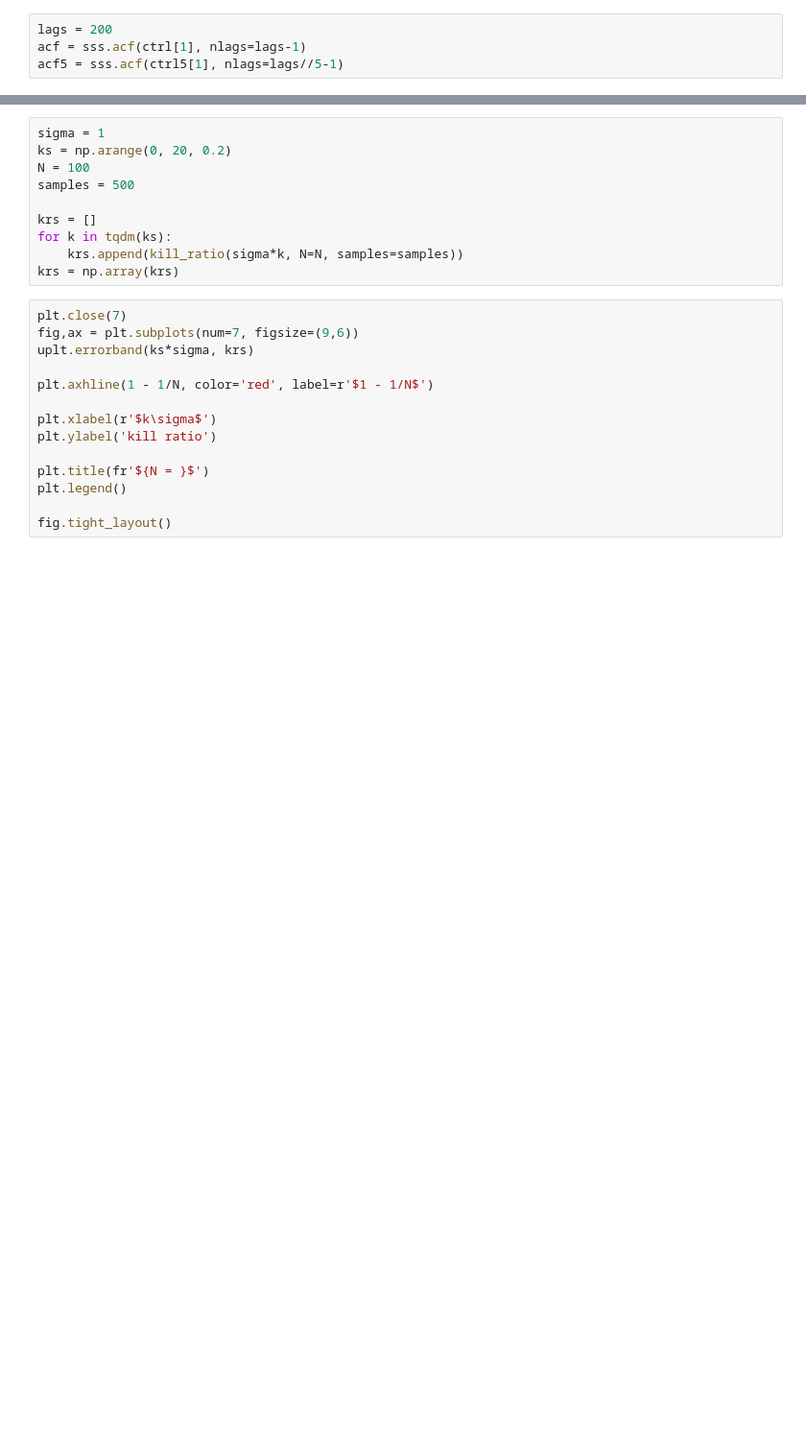
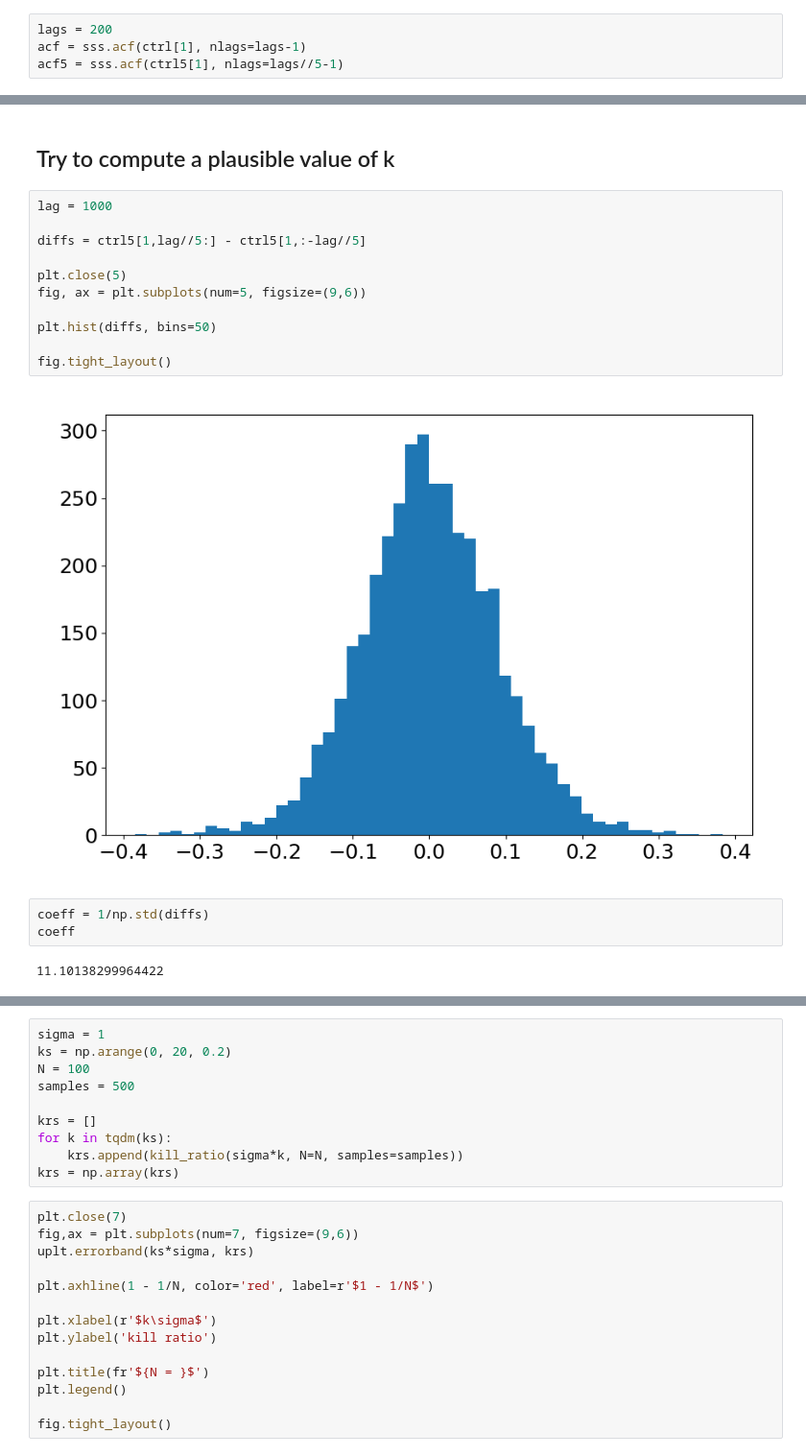
Before and after one commit to AlessandroLovo/REA-Veros, a Jupyter notebook: veros/control.ipynb, the cells around one changed output, grey strips where cells are left out. Shown at 96% size. Drawn from its saved outputs; the diff is of its cells as text; blank space fills up the shorter version.

```diff
--- a/veros/control.ipynb
+++ b/veros/control.ipynb
@@ -94,0 +113,20 @@ np.std(diffs)
+# %% [markdown]
+## Try to compute a plausible value of k
+# %%
+lag = 1000
+
+diffs = ctrl5[1,lag//5:] - ctrl5[1,:-lag//5]
+
+plt.close(5)
+fig, ax = plt.subplots(num=5, figsize=(9,6))
+
+plt.hist(diffs, bins=50)
+
+fig.tight_layout()
+# %% [output]
+[figure, added]
+# %%
+coeff = 1/np.std(diffs)
+coeff
+# %% [output]
+11.10138299964422
```
Also changed, not shown: parts of 13 cells of this notebook.
